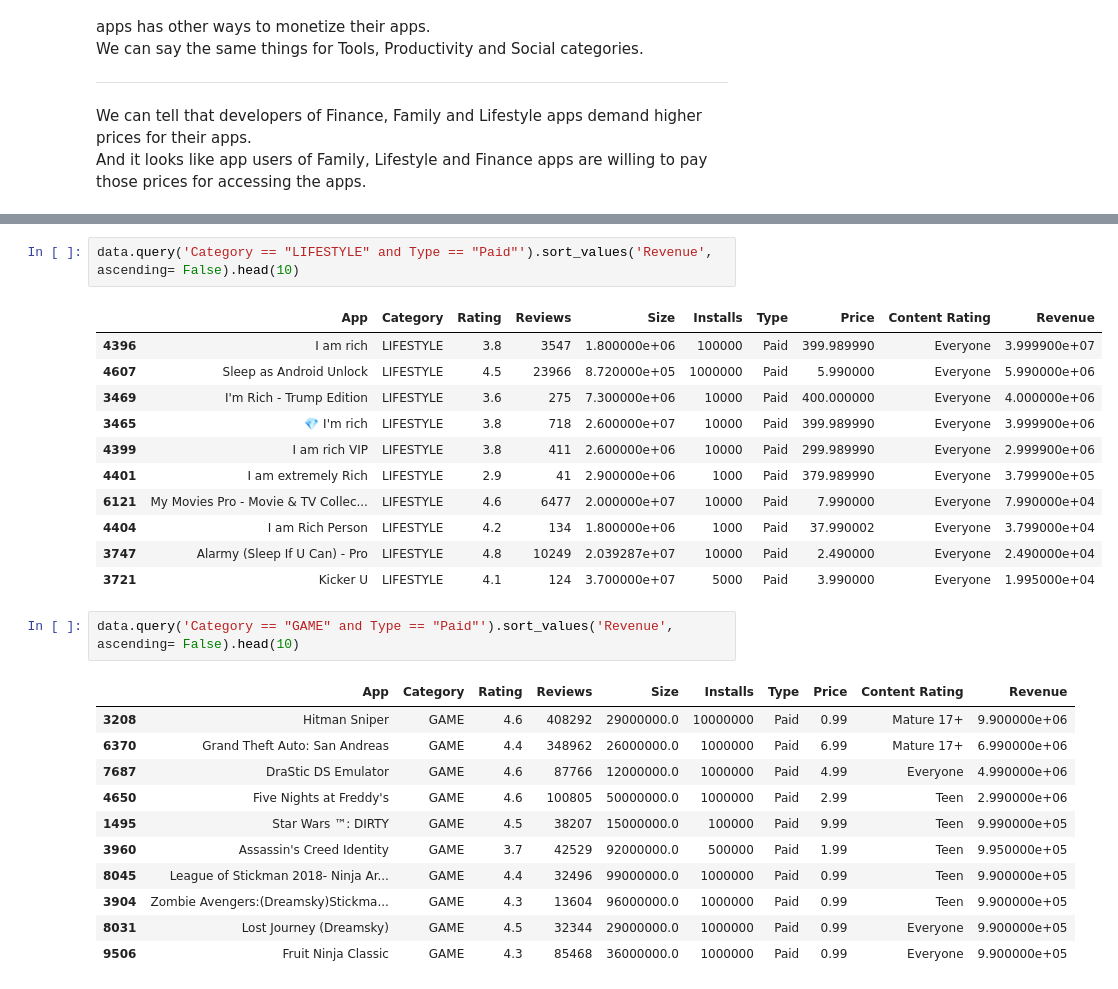
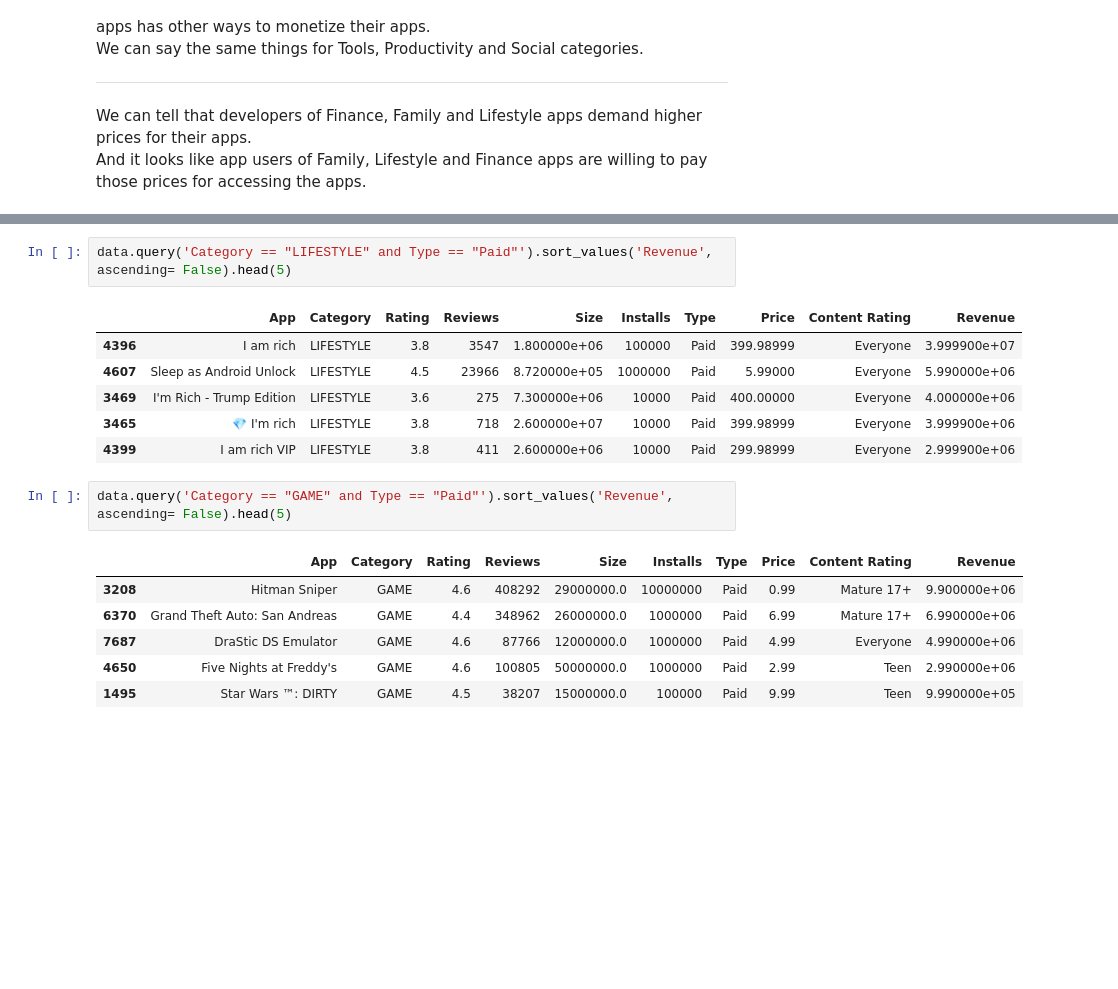
Before and after one commit to bahaozsahin/Develhope_Project-2_team-3, a Jupyter notebook: week2/week2_Baha.ipynb, the cells around one changed output, grey strips where cells are left out. Saved outputs shown, nothing was run; the diff lists cells and outputs as text; blank space fills up the shorter version.

```diff
--- a/week2/week2_Baha.ipynb
+++ b/week2/week2_Baha.ipynb
@@ -189,19 +175,14 @@ data.query('Category == "FAMILY" and Type == "Paid"').sort_values('Revenue', asc
 # %%
-data.query('Category == "LIFESTYLE" and Type == "Paid"').sort_values('Revenue', ascending= False).head(10)
+data.query('Category == "LIFESTYLE" and Type == "Paid"').sort_values('Revenue', ascending= False).head(5)
 # %% [output]
 |  | App | Category | Rating | Reviews | Size | Installs | Type | Price | Content Rating | Revenue |
-| 4396 | I am rich | LIFESTYLE | 3.8 | 3547 | 1.800000e+06 | 100000 | Paid | 399.989990 | Everyone | 3.999900e+07 |
-| 4607 | Sleep as Android Unlock | LIFESTYLE | 4.5 | 23966 | 8.720000e+05 | 1000000 | Paid | 5.990000 | Everyone | 5.990000e+06 |
-| 3469 | I'm Rich - Trump Edition | LIFESTYLE | 3.6 | 275 | 7.300000e+06 | 10000 | Paid | 400.000000 | Everyone | 4.000000e+06 |
-| 3465 | 💎 I'm rich | LIFESTYLE | 3.8 | 718 | 2.600000e+07 | 10000 | Paid | 399.989990 | Everyone | 3.999900e+06 |
-| 4399 | I am rich VIP | LIFESTYLE | 3.8 | 411 | 2.600000e+06 | 10000 | Paid | 299.989990 | Everyone | 2.999900e+06 |
-| 4401 | I am extremely Rich | LIFESTYLE | 2.9 | 41 | 2.900000e+06 | 1000 | Paid | 379.989990 | Everyone | 3.799900e+05 |
-| 6121 | My Movies Pro - Movie & TV Collec... | LIFESTYLE | 4.6 | 6477 | 2.000000e+07 | 10000 | Paid | 7.990000 | Everyone | 7.990000e+04 |
-| 4404 | I am Rich Person | LIFESTYLE | 4.2 | 134 | 1.800000e+06 | 1000 | Paid | 37.990002 | Everyone | 3.799000e+04 |
-| 3747 | Alarmy (Sleep If U Can) - Pro | LIFESTYLE | 4.8 | 10249 | 2.039287e+07 | 10000 | Paid | 2.490000 | Everyone | 2.490000e+04 |
-| 3721 | Kicker U | LIFESTYLE | 4.1 | 124 | 3.700000e+07 | 5000 | Paid | 3.990000 | Everyone | 1.995000e+04 |
+| 4396 | I am rich | LIFESTYLE | 3.8 | 3547 | 1.800000e+06 | 100000 | Paid | 399.98999 | Everyone | 3.999900e+07 |
+| 4607 | Sleep as Android Unlock | LIFESTYLE | 4.5 | 23966 | 8.720000e+05 | 1000000 | Paid | 5.99000 | Everyone | 5.990000e+06 |
+| 3469 | I'm Rich - Trump Edition | LIFESTYLE | 3.6 | 275 | 7.300000e+06 | 10000 | Paid | 400.00000 | Everyone | 4.000000e+06 |
+| 3465 | 💎 I'm rich | LIFESTYLE | 3.8 | 718 | 2.600000e+07 | 10000 | Paid | 399.98999 | Everyone | 3.999900e+06 |
+| 4399 | I am rich VIP | LIFESTYLE | 3.8 | 411 | 2.600000e+06 | 10000 | Paid | 299.98999 | Everyone | 2.999900e+06 |
 # %%
-data.query('Category == "GAME" and Type == "Paid"').sort_values('Revenue', ascending= False).head(10)
+data.query('Category == "GAME" and Type == "Paid"').sort_values('Revenue', ascending= False).head(5)
 # %% [output]
 |  | App | Category | Rating | Reviews | Size | Installs | Type | Price | Content Rating | Revenue |
 | 3208 | Hitman Sniper | GAME | 4.6 | 408292 | 29000000.0 | 10000000 | Paid | 0.99 | Mature 17+ | 9.900000e+06 |
@@ -209,9 +190,4 @@ data.query('Category == "GAME" and Type == "Paid"').sort_values('Revenue', ascen
 | 7687 | DraStic DS Emulator | GAME | 4.6 | 87766 | 12000000.0 | 1000000 | Paid | 4.99 | Everyone | 4.990000e+06 |
 | 4650 | Five Nights at Freddy's | GAME | 4.6 | 100805 | 50000000.0 | 1000000 | Paid | 2.99 | Teen | 2.990000e+06 |
 | 1495 | Star Wars ™: DIRTY | GAME | 4.5 | 38207 | 15000000.0 | 100000 | Paid | 9.99 | Teen | 9.990000e+05 |
-| 3960 | Assassin's Creed Identity | GAME | 3.7 | 42529 | 92000000.0 | 500000 | Paid | 1.99 | Teen | 9.950000e+05 |
-| 8045 | League of Stickman 2018- Ninja Ar... | GAME | 4.4 | 32496 | 99000000.0 | 1000000 | Paid | 0.99 | Teen | 9.900000e+05 |
-| 3904 | Zombie Avengers:(Dreamsky)Stickma... | GAME | 4.3 | 13604 | 96000000.0 | 1000000 | Paid | 0.99 | Teen | 9.900000e+05 |
-| 8031 | Lost Journey (Dreamsky) | GAME | 4.5 | 32344 | 29000000.0 | 1000000 | Paid | 0.99 | Everyone | 9.900000e+05 |
-| 9506 | Fruit Ninja Classic | GAME | 4.3 | 85468 | 36000000.0 | 1000000 | Paid | 0.99 | Everyone | 9.900000e+05 |
 # %%
```
Also changed, not shown: parts of 4 cells of this notebook.
